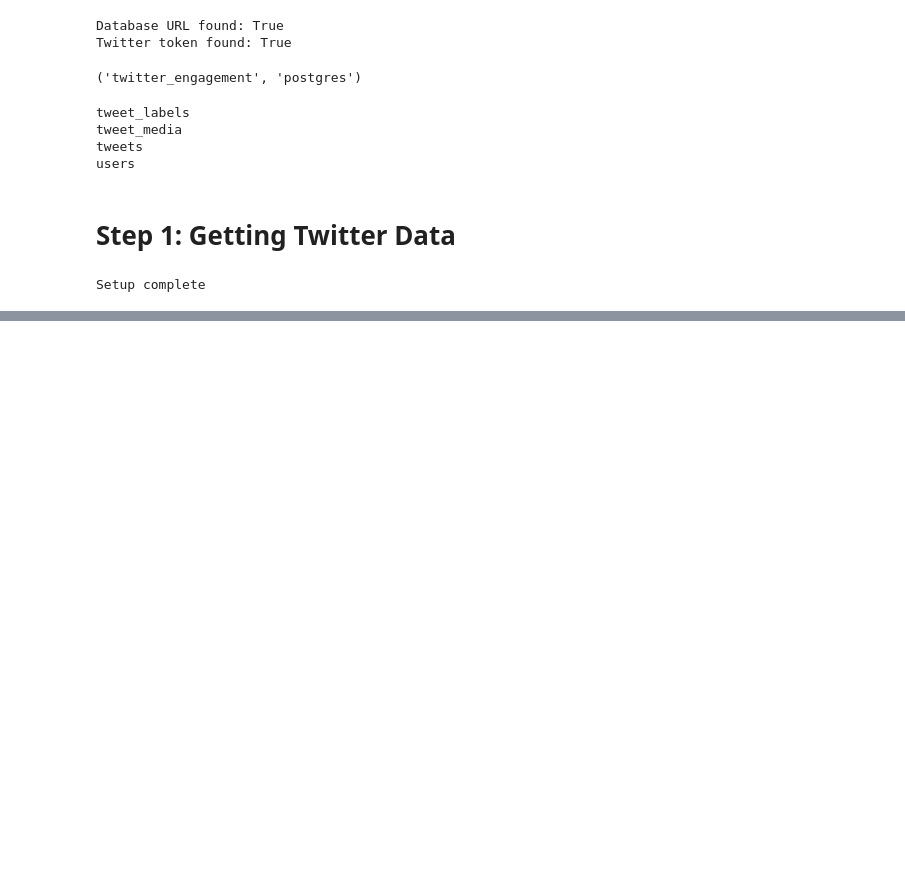
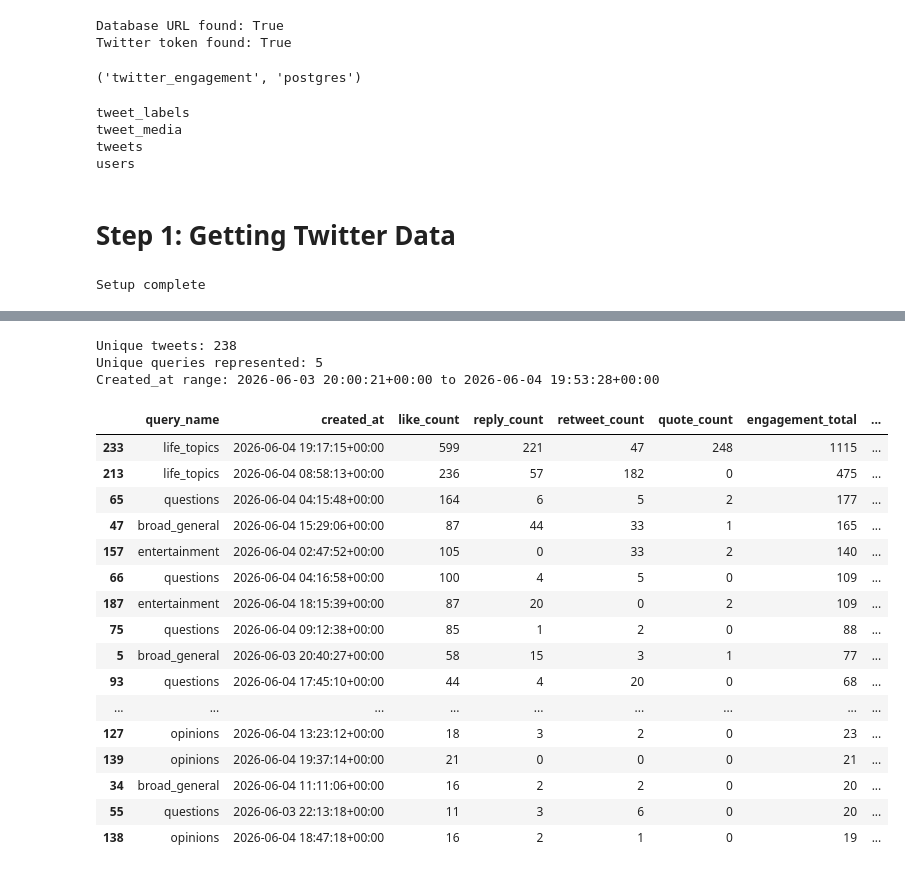
Before and after one commit to RJ-Worrall/Twitter_Engagement_Bait_Modeling, a Jupyter notebook: Twitter_Project.ipynb, the cells around one changed output, grey strips where cells are left out. Cells and saved outputs as stored; diff of their text form; code cells hidden in the pictures; blank space fills up the shorter version.

```diff
--- a/Twitter_Project.ipynb
+++ b/Twitter_Project.ipynb
@@ -155 +213,75 @@ Tweets returned: 6
+# %%
+# Vareity check
+
+test_rows = []
+
+for item in all_responses:
+    response = item["response"]
+
+    for tweet in response.data or []:
+        metrics = tweet.public_metrics or {}
+
+        test_rows.append({
+            "tweet_id": str(tweet.id),
+            "query_name": item["query_name"],
+            "start_time_window": item["start_time"],
+            "end_time_window": item["end_time"],
+            "created_at": tweet.created_at,
+            "text": tweet.text,
+            "like_count": metrics.get("like_count", 0),
+            "reply_count": metrics.get("reply_count", 0),
+            "retweet_count": metrics.get("retweet_count", 0),
+            "quote_count": metrics.get("quote_count", 0),
+        })
+
+test_df = pd.DataFrame(test_rows)
+
+test_df["engagement_total"] = (
+    test_df["like_count"] +
+    test_df["reply_count"] +
+    test_df["retweet_count"] +
+    test_df["quote_count"]
+)
+
+test_df = test_df.drop_duplicates(subset="tweet_id")
+
+print("Unique tweets:", len(test_df))
+print("Unique queries represented:", test_df["query_name"].nunique())
+print("Created_at range:", test_df["created_at"].min(), "to", test_df["created_at"].max())
+
+display(
+    test_df[[
+        "query_name",
+        "created_at",
+        "like_count",
+        "reply_count",
+        "retweet_count",
+        "quote_count",
+        "engagement_total",
+        "text"
+    ]]
+    .sort_values("engagement_total", ascending=False)
+    .head(25)
+)
+# %% [output]
+Unique tweets: 238
+Unique queries represented: 5
+Created_at range: 2026-06-03 20:00:21+00:00 to 2026-06-04 19:53:28+00:00
+|  | query_name | created_at | like_count | reply_count | retweet_count | quote_count | engagement_total | ... |
+| 233 | life_topics | 2026-06-04 19:17:15+00:00 | 599 | 221 | 47 | 248 | 1115 | ... |
+| 213 | life_topics | 2026-06-04 08:58:13+00:00 | 236 | 57 | 182 | 0 | 475 | ... |
+| 65 | questions | 2026-06-04 04:15:48+00:00 | 164 | 6 | 5 | 2 | 177 | ... |
+| 47 | broad_general | 2026-06-04 15:29:06+00:00 | 87 | 44 | 33 | 1 | 165 | ... |
+| 157 | entertainment | 2026-06-04 02:47:52+00:00 | 105 | 0 | 33 | 2 | 140 | ... |
+| 66 | questions | 2026-06-04 04:16:58+00:00 | 100 | 4 | 5 | 0 | 109 | ... |
+| 187 | entertainment | 2026-06-04 18:15:39+00:00 | 87 | 20 | 0 | 2 | 109 | ... |
+| 75 | questions | 2026-06-04 09:12:38+00:00 | 85 | 1 | 2 | 0 | 88 | ... |
+| 5 | broad_general | 2026-06-03 20:40:27+00:00 | 58 | 15 | 3 | 1 | 77 | ... |
+| 93 | questions | 2026-06-04 17:45:10+00:00 | 44 | 4 | 20 | 0 | 68 | ... |
+| ... | ... | ... | ... | ... | ... | ... | ... | ... |
+| 127 | opinions | 2026-06-04 13:23:12+00:00 | 18 | 3 | 2 | 0 | 23 | ... |
+| 139 | opinions | 2026-06-04 19:37:14+00:00 | 21 | 0 | 0 | 0 | 21 | ... |
+| 34 | broad_general | 2026-06-04 11:11:06+00:00 | 16 | 2 | 2 | 0 | 20 | ... |
+| 55 | questions | 2026-06-03 22:13:18+00:00 | 11 | 3 | 6 | 0 | 20 | ... |
+| 138 | opinions | 2026-06-04 18:47:18+00:00 | 16 | 2 | 1 | 0 | 19 | ... |
 # %%
```
Also changed, not shown: parts of 5 cells of this notebook, 1 other file.
